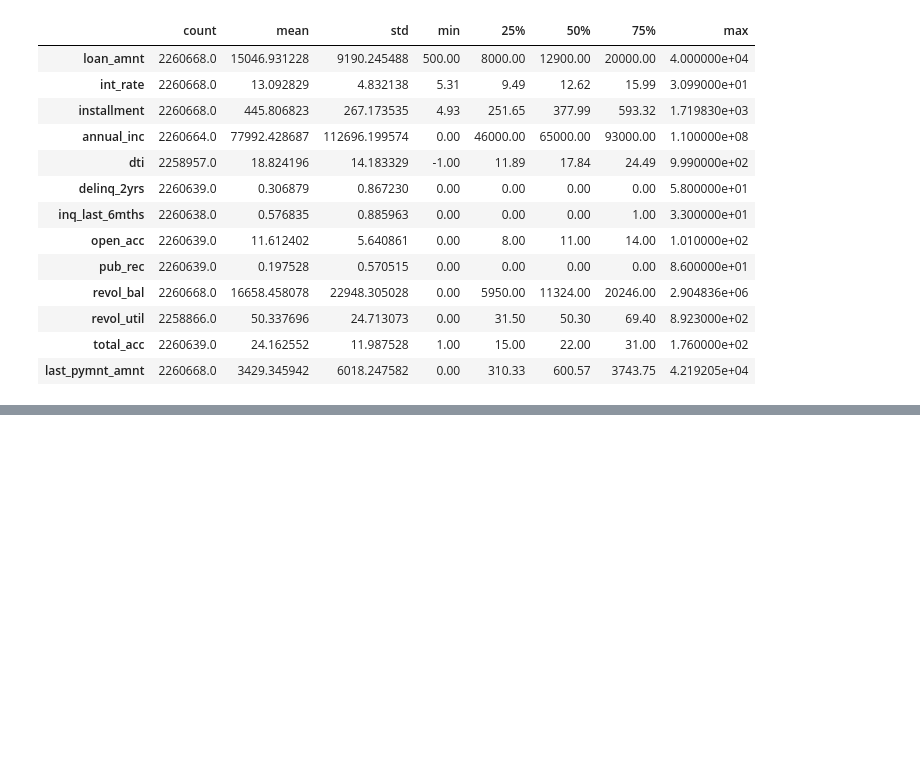
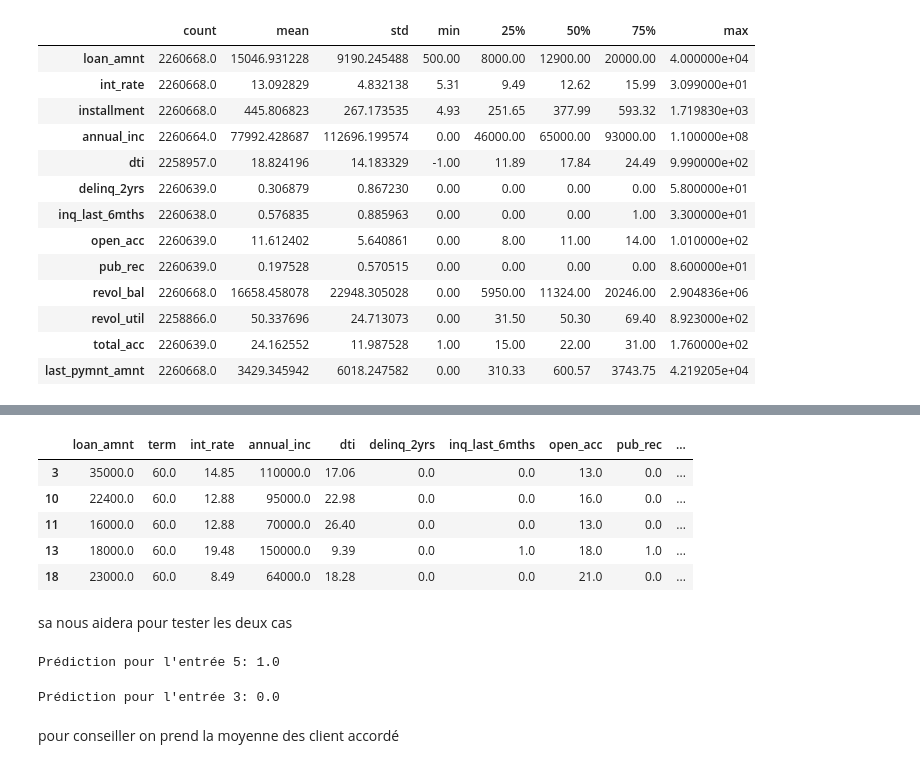
Before and after one commit to 10969shirazu/loan-eligibility-app, a Jupyter notebook: notebooks/data_exploration.ipynb, the cells around one changed output, grey strips where cells are left out. Drawn from its saved outputs; the diff is of its cells as text; code cells hidden in the pictures; blank space fills up the shorter version.

```diff
--- a/notebooks/data_exploration.ipynb
+++ b/notebooks/data_exploration.ipynb
@@ -184,0 +347,37 @@ df_reduced.describe().T
+# %%
+df_reduced[df_reduced.loan_status == 0.0].head()
+# %% [output]
+|  | loan_amnt | term | int_rate | annual_inc | dti | delinq_2yrs | inq_last_6mths | open_acc | pub_rec | ... |
+| 3 | 35000.0 | 60.0 | 14.85 | 110000.0 | 17.06 | 0.0 | 0.0 | 13.0 | 0.0 | ... |
+| 10 | 22400.0 | 60.0 | 12.88 | 95000.0 | 22.98 | 0.0 | 0.0 | 16.0 | 0.0 | ... |
+| 11 | 16000.0 | 60.0 | 12.88 | 70000.0 | 26.40 | 0.0 | 0.0 | 13.0 | 0.0 | ... |
+| 13 | 18000.0 | 60.0 | 19.48 | 150000.0 | 9.39 | 0.0 | 1.0 | 18.0 | 1.0 | ... |
+| 18 | 23000.0 | 60.0 | 8.49 | 64000.0 | 18.28 | 0.0 | 0.0 | 21.0 | 0.0 | ... |
+# %% [markdown]
+sa nous aidera pour tester les deux cas
+# %%
+import numpy as np
+input_data_5 = [11950.0, 36.0, 13.44, 34000.0, 10.20, 0.0, 0.0, 5.0, 0.0, 8822.0, 68.4, 6.0, 7653.56, 1.0, 0.0, 1.0, 0.0, 0.0, 1.0, 0.0, 0.0, 0.0, 0.0, 0.0]
+
+input_data_reshaped = np.array(input_data_5).reshape(1, -1)
+
+prediction = logistic_model.predict(input_data_reshaped)[0]
+
+print(f"Prédiction pour l'entrée 5: {prediction}")
+# %% [output]
+Prédiction pour l'entrée 5: 1.0
+# %%
+import numpy as np
+
+input_data_3 = [35000.0, 60.0, 14.85, 110000.0, 17.06, 0.0, 0.0, 13.0, 0.0, 7802.0, 11.6, 17.0, 829.90, 0.0, 0.0, 1.0, 0.0, 0.0, 1.0, 0.0, 0.0, 0.0, 0.0, 0.0]
+
+
+input_data_reshaped = np.array(input_data_3).reshape(1, -1)
+
+prediction = logistic_model.predict(input_data_reshaped)[0]
+
+print(f"Prédiction pour l'entrée 3: {prediction}")
+# %% [output]
+Prédiction pour l'entrée 3: 0.0
+# %% [markdown]
+pour conseiller on prend la moyenne des client accordé
```
Also changed, not shown: parts of 28 cells of this notebook, 10 other files.
